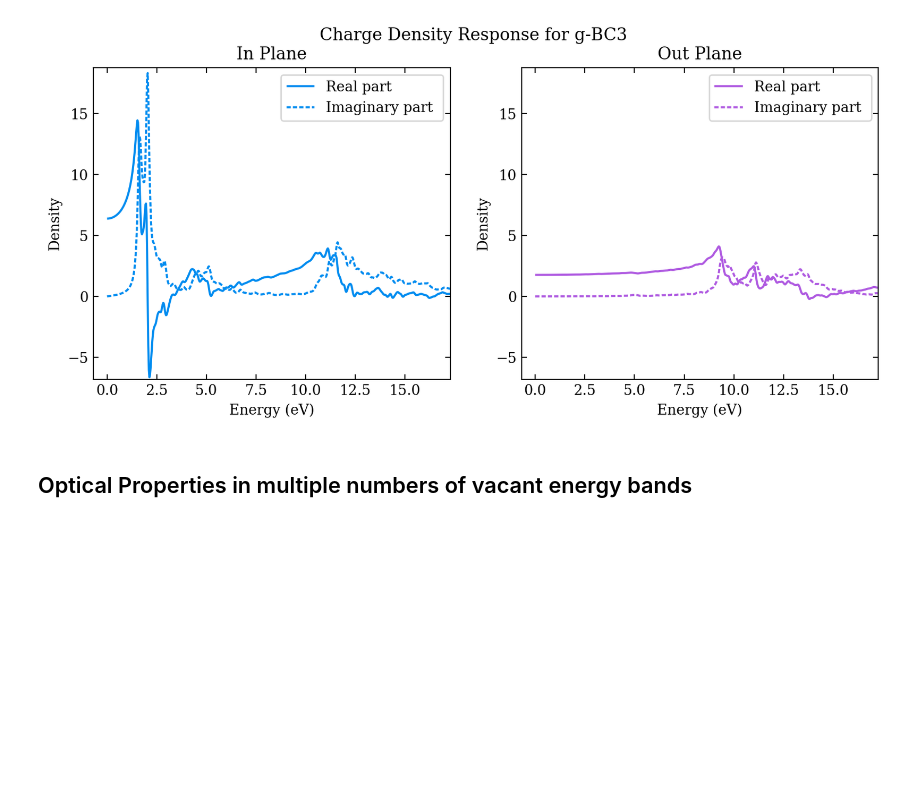
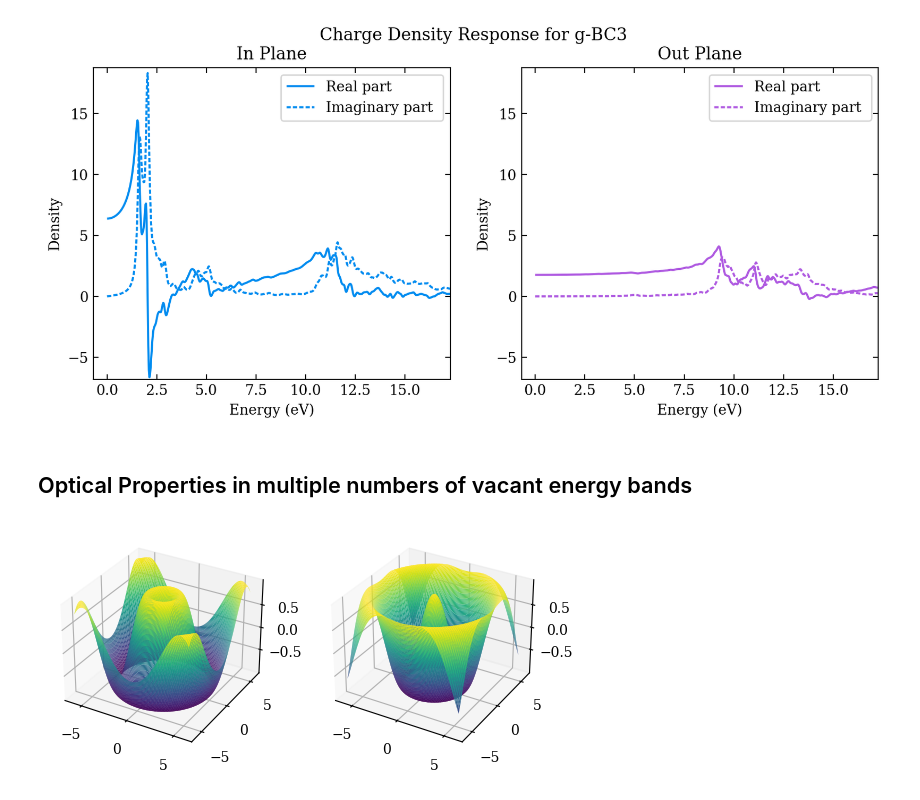
Before and after one commit to Photonico/CMP_Practice, a Jupyter notebook: VASP_g-BC3_20230526/6 Optical properties with nbands.ipynb, the cells around one changed output. Cells and saved outputs as stored; diff of their text form; code cells hidden in the pictures; blank space fills up the shorter version.

```diff
--- a/VASP_g-BC3_20230526/6 Optical properties with nbands.ipynb
+++ b/VASP_g-BC3_20230526/6 Optical properties with nbands.ipynb
@@ -64,0 +63,23 @@ plot_charge_density_response(opt_128)
+# %%
+#### Ploting for Charge Density Response in multiple NBANDS
+
+import matplotlib.pyplot as plt
+from mpl_toolkits.mplot3d import Axes3D
+import numpy as np
+
+fig = plt.figure()
+
+ax1 = fig.add_subplot(121, projection='3d')
+x = np.linspace(-6, 6, 100)
+y = np.linspace(-6, 6, 100)
+x, y = np.meshgrid(x, y)
+z = np.sin(np.sqrt(x**2 + y**2))
+ax1.plot_surface(x, y, z, rstride=1, cstride=1, cmap='viridis', edgecolor='none')
+
+ax2 = fig.add_subplot(122, projection='3d')
+z = np.cos(np.sqrt(x**2 + y**2))
+ax2.plot_surface(x, y, z, rstride=1, cstride=1, cmap='viridis', edgecolor='none')
+
+plt.show()
+# %% [output]
+[figure, added]
```
Also changed, not shown: parts of 1 cell of this notebook.
